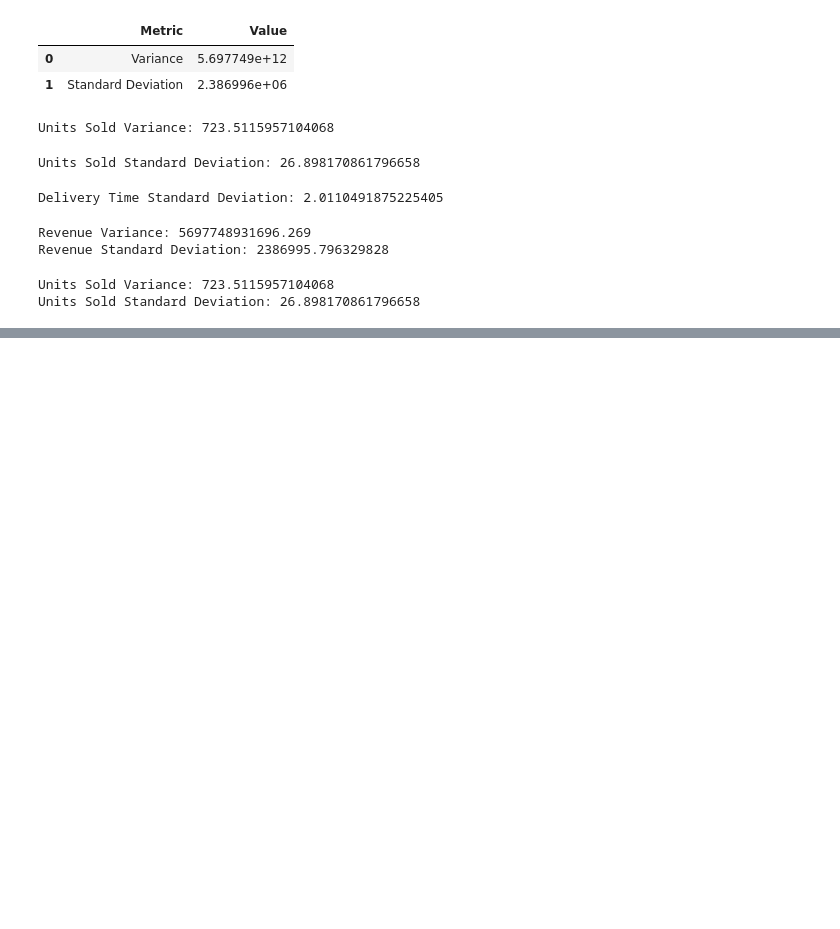
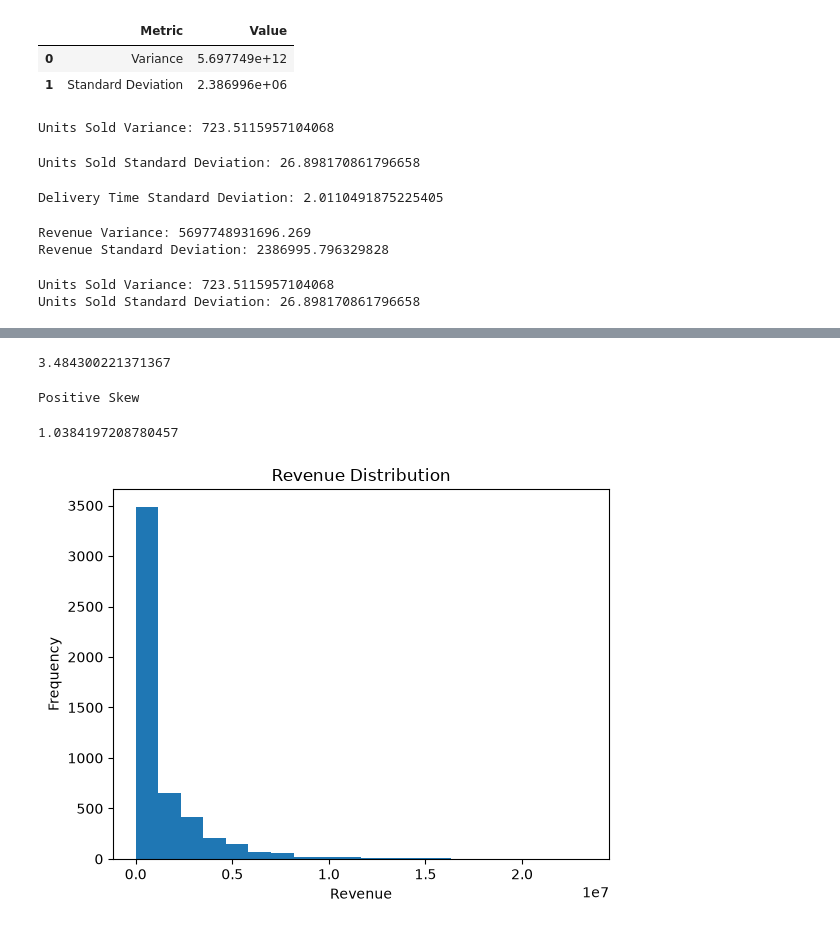
Before and after one commit to NavjyotMasane/Python_Learning, a Jupyter notebook: Data_Manipulation_and_Statistics.ipynb, the cells around one changed output, grey strips where cells are left out. Saved outputs shown, nothing was run; the diff lists cells and outputs as text; code cells hidden in the pictures; blank space fills up the shorter version.

Commit message:
Understand Data Distribution and Skewness

```diff
--- a/Data_Manipulation_and_Statistics.ipynb
+++ b/Data_Manipulation_and_Statistics.ipynb
@@ -1484,0 +1493,5 @@ Units Sold Standard Deviation: 26.898170861796658
+# %%
+# Load the retail dataset (5,171 rows x 47 columns)
+# Note: Use your cleaned DataFrame from Lab 6 (where Revenue and Units_Sold are float64)
+df = pd.read_csv(r'/mnt/c/Users/navjyot/Downloads/Retail_Dataset_Cleaned.csv')
+print("Dataset Loaded Successfully")
@@ -1484,0 +1566,22 @@ Units Sold Standard Deviation: 26.898170861796658
+# %%
+# Calculate Fisher-Pearson skewness coefficient for Revenue (0 = symmetric, >0 = right-skewed, <0 = left-skewed)
+revenue_skew = df["Revenue"].skew()
+print(revenue_skew)
+# %% [output]
+3.484300221371367
+# %%
+# Classify the direction of Revenue asymmetry based on the computed skewness value
+if revenue_skew > 0:
+    print("Positive Skew")
+elif revenue_skew < 0:
+    print("Negative Skew")
+else:
+    print("Symmetric Distribution")
+# %% [output]
+Positive Skew
+# %%
+# Calculate skewness for Units_Sold to determine whether order quantities cluster at low or high volumes
+units_skew = df["Units_Sold"].skew()
+print(units_skew)
+# %% [output]
+1.0384197208780457
@@ -1484,0 +1593,9 @@ Units Sold Standard Deviation: 26.898170861796658
+# %%
+# Plot a 20-bin histogram of transaction Revenue to visualize tail elongation from high-ticket items (e.g., PlayStation 5)
+plt.hist(df["Revenue"], bins=20)
+plt.title("Revenue Distribution")
+plt.xlabel("Revenue")
+plt.ylabel("Frequency")
+plt.show()
+# %% [output]
+[figure, added]
```
Also changed, not shown: parts of 18 cells of this notebook.
